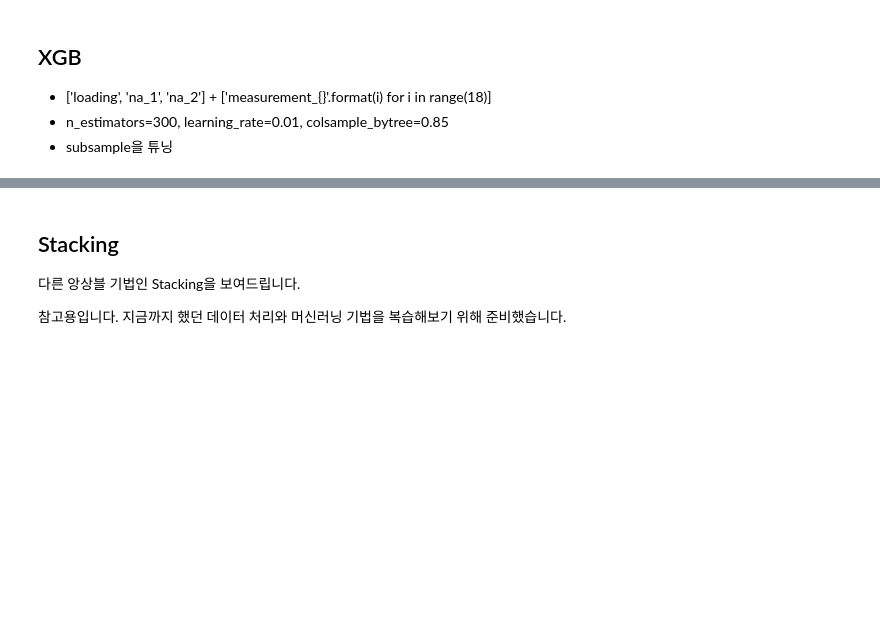
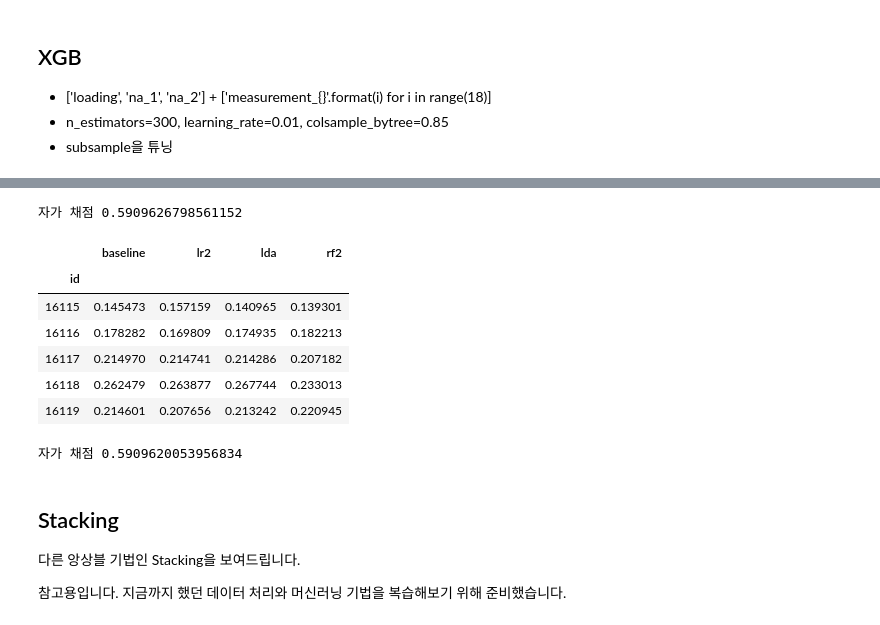
Before and after one commit to sunkusun9/DS_lv3_2506_2, a Jupyter notebook: sec_ds_lv3_prob1_kaggle.ipynb, the cells around one changed output, grey strips where cells are left out. Saved outputs shown, nothing was run; the diff lists cells and outputs as text; code cells hidden in the pictures; blank space fills up the shorter version.

Commit message:
Day2 Kaggle 풀이 올립니다.

```diff
--- a/sec_ds_lv3_prob1_kaggle.ipynb
+++ b/sec_ds_lv3_prob1_kaggle.ipynb
@@ -410,2 +430,15 @@ print('자가 채점', roc_auc_score(s_kaggle_ans, prd))
 # %% [markdown]
 ## RF2: RandomForestClassifier + LinearDiscriminantAnalysis
+# %%
+from sklearn.ensemble import RandomForestClassifier
+from sklearn.discriminant_analysis import LinearDiscriminantAnalysis
+ct = ColumnTransformer([
+    ('std_lda', make_pipeline(StandardScaler(), LinearDiscriminantAnalysis()), ['measurement_{}'.format(i) for i in range(18)]),
+    ('pt', 'passthrough', ['loading', 'na_1', 'na_2'])
+])
+clf_rf2 = make_pipeline(
+    ct, RandomForestClassifier(
+        n_estimators=100, max_depth=6, min_samples_split=512, random_state=123, max_features = 0.75
+    )
+)
+eval_model('rf2', clf_rf2)
@@ -426,3 +509,35 @@ model_list = [
+# %%
+prd = select_model(clf_vt)
+print('자가 채점', roc_auc_score(s_kaggle_ans, prd))
+# %% [output]
+자가 채점 0.5909626798561152
+# %%
+# Voting 직접
+model_list = [
+    ('baseline', clf_lr), # LR + SFS
+    ('lr2', clf_lr2), # LR.2: LR + feature PCA
+    ('lda', clf_lda), # LDA
+    ('rf2', clf_rf2), # RF + LDA
+]
+df_vt = pd.concat([
+    pd.Series(
+        clf.fit(df_train[X_all], df_train['failure']).predict_proba(df_test[X_all])[:, 1], index = df_test.index, name = name
+    )
+    for name, clf in model_list
+], axis = 1)
+df_vt.head()
+# %% [output]
+|  | baseline | lr2 | lda | rf2 |
+| id |  |  |  |  |
+| 16115 | 0.145473 | 0.157159 | 0.140965 | 0.139301 |
+| 16116 | 0.178282 | 0.169809 | 0.174935 | 0.182213 |
+| 16117 | 0.214970 | 0.214741 | 0.214286 | 0.207182 |
+| 16118 | 0.262479 | 0.263877 | 0.267744 | 0.233013 |
+| 16119 | 0.214601 | 0.207656 | 0.213242 | 0.220945 |
+# %%
+print('자가 채점', roc_auc_score(s_kaggle_ans, df_vt.mean(axis=1)))
+# %% [output]
+자가 채점 0.5909620053956834
 # %% [markdown]
 ## Stacking
 
```
Also changed, not shown: parts of 13 cells of this notebook.
